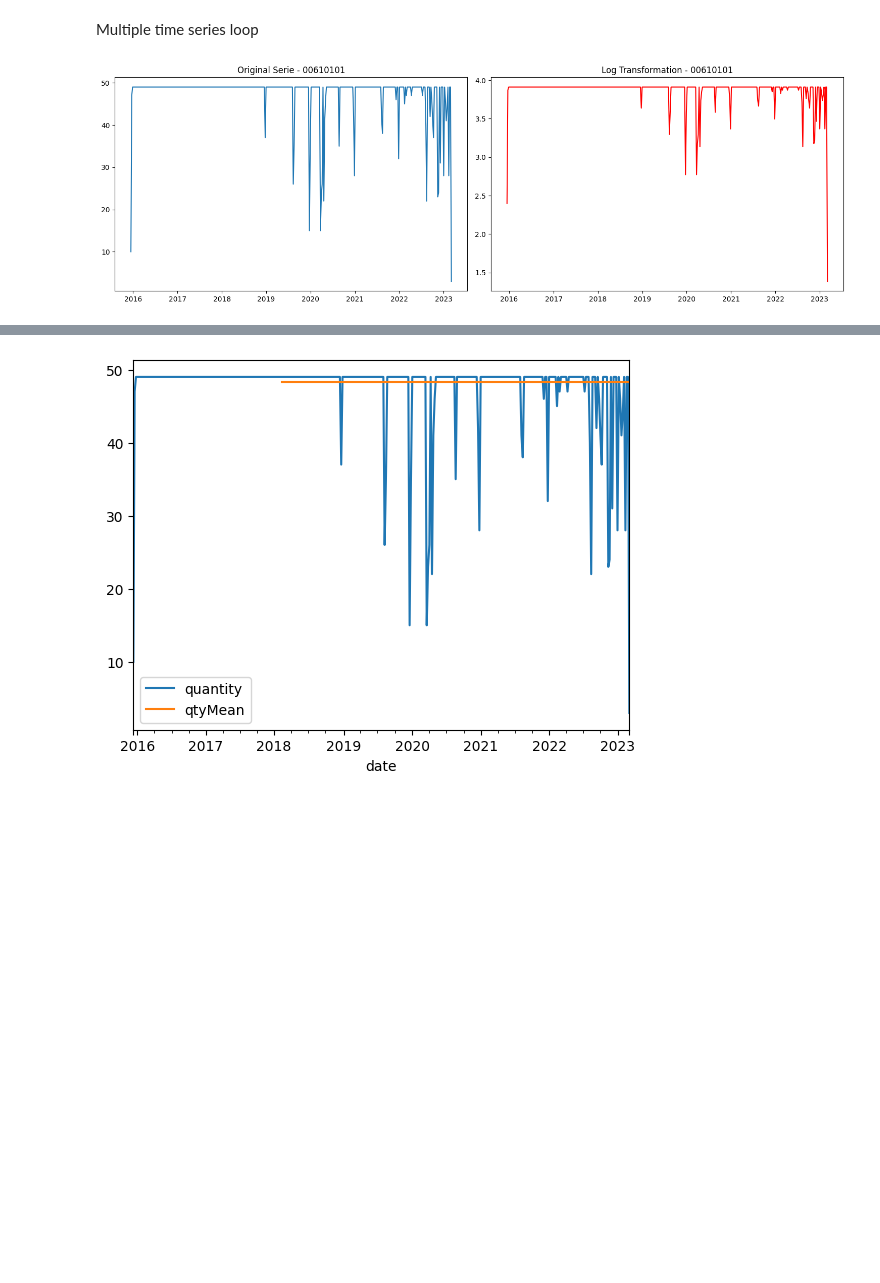
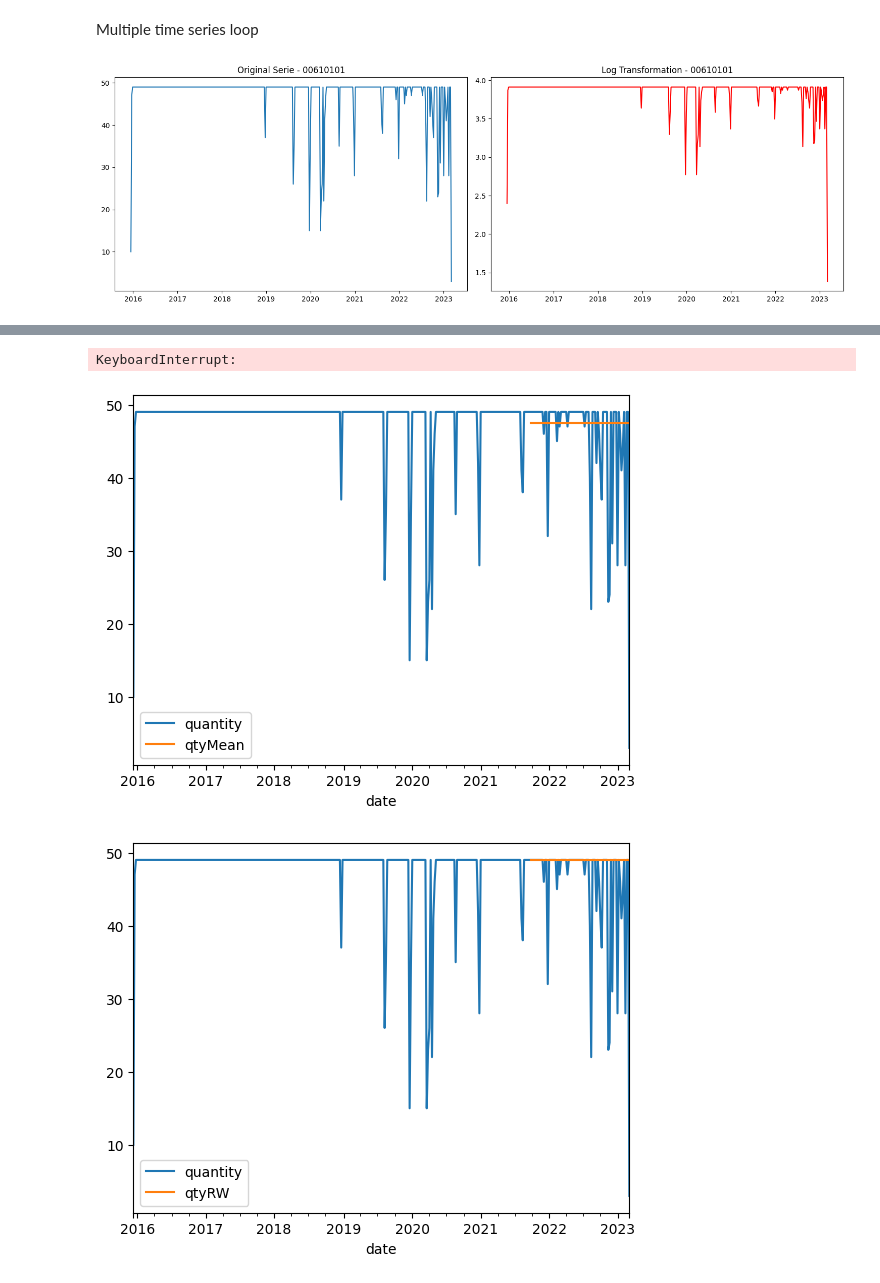
Before and after one commit to AndresCamargo-dev/ts_tfm, a Jupyter notebook: code/models.ipynb, the cells around one changed output, grey strips where cells are left out. Cells and saved outputs as stored; diff of their text form; code cells hidden in the pictures; blank space fills up the shorter version.

```diff
--- a/code/models.ipynb
+++ b/code/models.ipynb
@@ -157,3 +257,38 @@ model_linear = smf.ols('priceModLog ~ timeIndex', data = dfBang).fit()
+# %%
+def apply_prophet(df, p_df, best_params, test, item, split_date):
+    auto_model = Prophet(changepoint_prior_scale=best_params['changepoint_prior_scale'],
+                        seasonality_prior_scale=best_params['seasonality_prior_scale'],
+                        seasonality_mode=best_params['seasonality_mode'])
+    # Add holidays
+    auto_model.add_country_holidays(country_name='ES')
+    # Fit the model
+    auto_model.fit(p_df)
+    # Cross validation
+    days = (split_date - p_df.ds.min()).days
+    days = str(days-30) + " days" # we substract 30 days to ensure test date period
+    auto_model_cv = cross_validation(auto_model, initial=days, period='30 days', horizon = '30 days', parallel="processes")
+    # Model performance metrics
+    auto_model_cv_p = performance_metrics(auto_model_cv, rolling_window=1)
+    # save results for test split (exponential transformation)
+    auto_model_cv_test = auto_model_cv[auto_model_cv['ds'] >= split_date]
+    auto_model_cv_test.index = pd.PeriodIndex(auto_model_cv_test.ds, freq='W')
+    test['qtyProphet'] = np.expm1(auto_model_cv_test.yhat)
+    df = df.merge(test[['qtyProphet']], how= 'left', left_index=True, right_index=True)
+    plot = df.plot(kind="line", x="date", y = ["quantity", 'qtyProphet'])
+    fig = plot.get_figure()
+    fig.savefig(f'../scale_outputs/{item}/images/prophet.png')
+    # save metrics
+    row = {'id': item,
+         'model': 'Prophet',
+         'rmse': rmse(test.quantity,test.qtyProphet),
+         'mape': mape(test.quantity,test.qtyProphet),
+         'wape': wape(test.quantity,test.qtyProphet)
+         }
+
+    global metrics
+    metrics = pd.concat([metrics, pd.DataFrame(row, index=[0])], ignore_index=True)
+
+    return df, test
 # %%
 sales, id_list = preprocessing(sales)
 # %% [markdown]
@@ -165,8 +300,11 @@ for item in id_list:
     ts_plot = initial_plots(one_product, item)
     split_date, train, test = split(one_product)
     one_product, test = apply_mean_model(one_product, train, test, item)
-    one_product, test = apply_linear_model(one_product, train, test, item)
-
-    print(one_product)
+    one_product, train, test = apply_linear_model(one_product, train, test, item)
+    one_product, train, test = apply_random_walk(one_product, train, test, item)
+    one_product, train, test = apply_moving_average(one_product, train, test, item)
+    one_product, test = apply_arima(one_product, train, test, item)
+    prophet_product, best_params = tuning_hyperparameters_prophet(one_product, train, test, item, split_date)
+    one_product, test = apply_prophet(one_product, prophet_product, best_params, test, item, split_date)
 # %% [output]
 [figure]
@@ -177,4 +328,6 @@ The original error message returned by patsy is:
+KeyboardInterrupt:
-[figure, old version]
+[figure, new version]
+[figure, added]
 # %%
 id_ex = '17410306'
 m = sales[sales['id']== id_ex]
```
Also changed, not shown: parts of 18 cells of this notebook.
